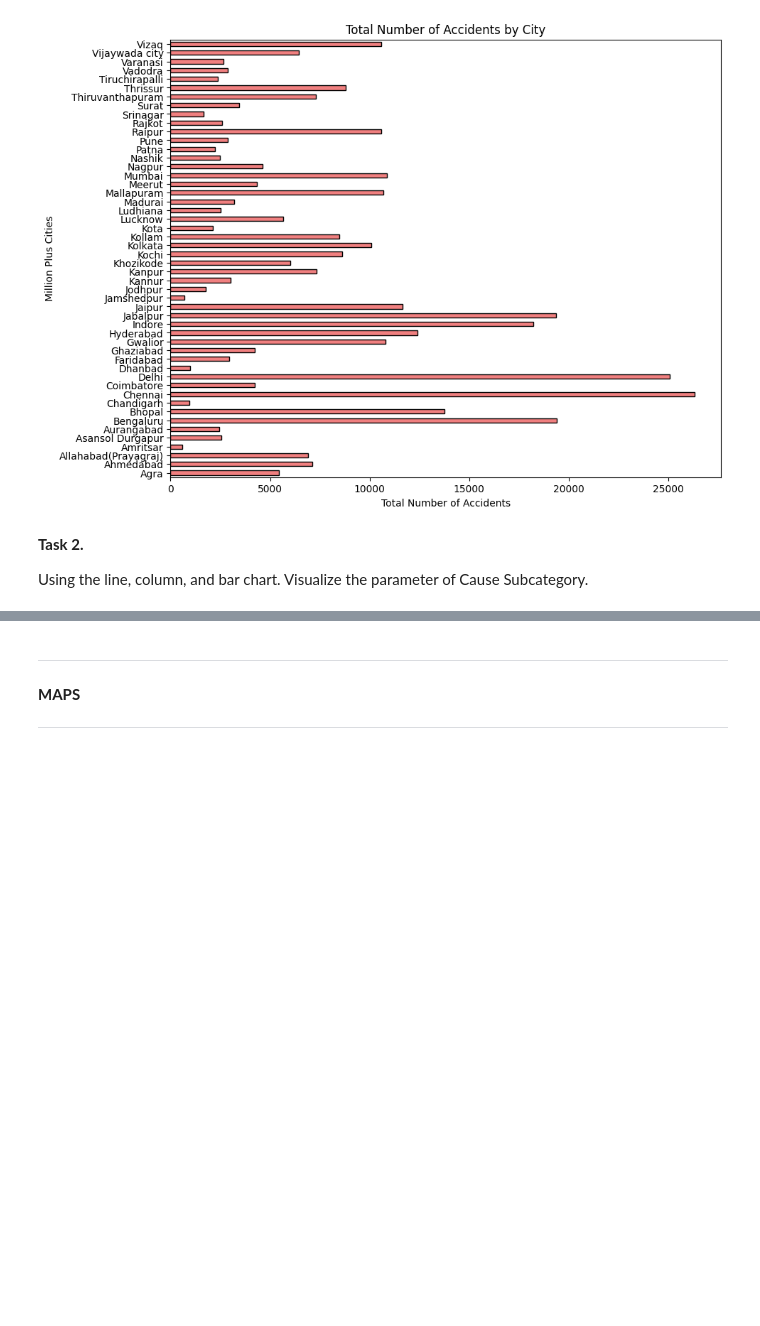
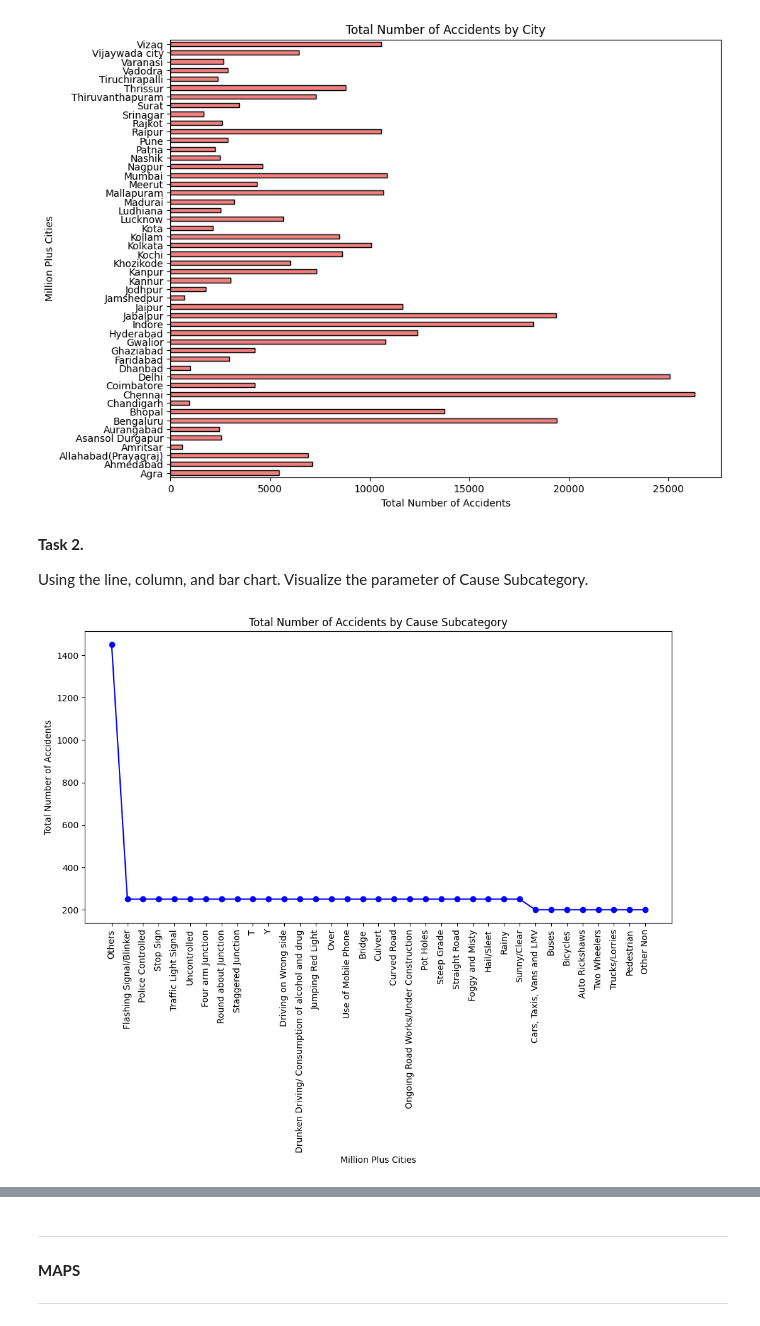
Before and after one commit to JelanAngeloBLoy-a/CPE-031-Visualization-and-Data-Analysis, a Jupyter notebook: Hands_On_Activity_5___Chart_Type.ipynb, the cells around one changed output, grey strips where cells are left out. Cells and saved outputs as stored; diff of their text form; code cells hidden in the pictures; blank space fills up the shorter version.

```diff
--- a/Hands_On_Activity_5___Chart_Type.ipynb
+++ b/Hands_On_Activity_5___Chart_Type.ipynb
@@ -307,0 +311,21 @@ Using the line, column, and bar chart. Visualize the parameter of Cause Subcateg
+# %%
+#Code here
+#Line Graph
+cause_subcategory_trend = df['Cause Subcategory'].value_counts()
+
+# Plot line chart
+plt.figure(figsize=(12, 6))
+plt.plot(cause_subcategory_trend.index, cause_subcategory_trend.values, marker='o', linestyle='-', color='blue')
+
+# Add labels and title
+plt.title('Total Number of Accidents by Cause Subcategory')
+plt.xlabel('Million Plus Cities')
+plt.ylabel('Total Number of Accidents')
+
+# Rotate x-axis labels for readability
+plt.xticks(rotation=90)
+
+# Show chart
+plt.show()
+# %% [output]
+[figure, added]
```
Also changed, not shown: parts of 12 cells of this notebook.
